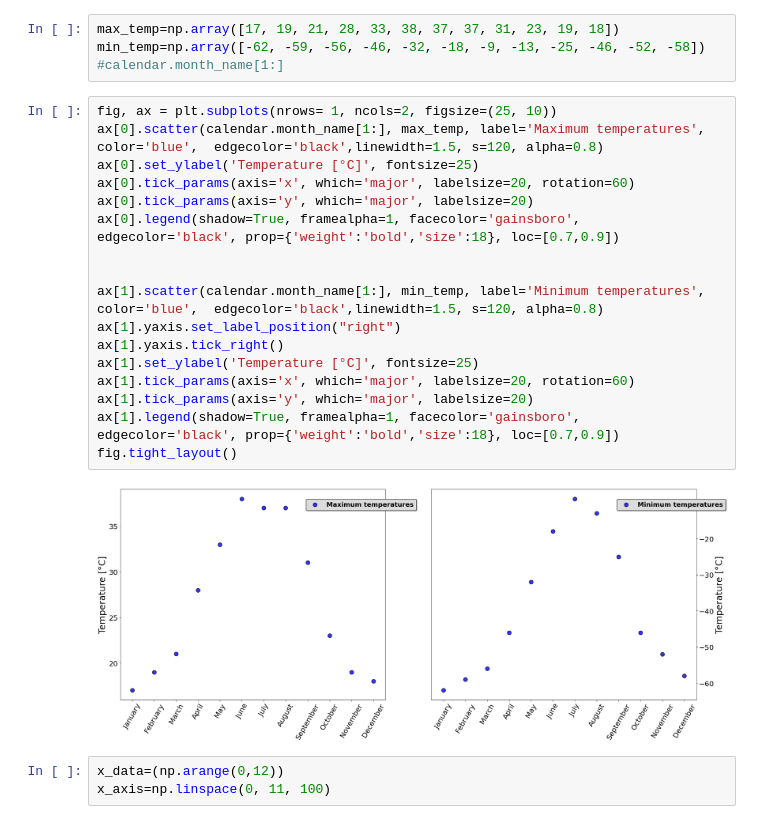
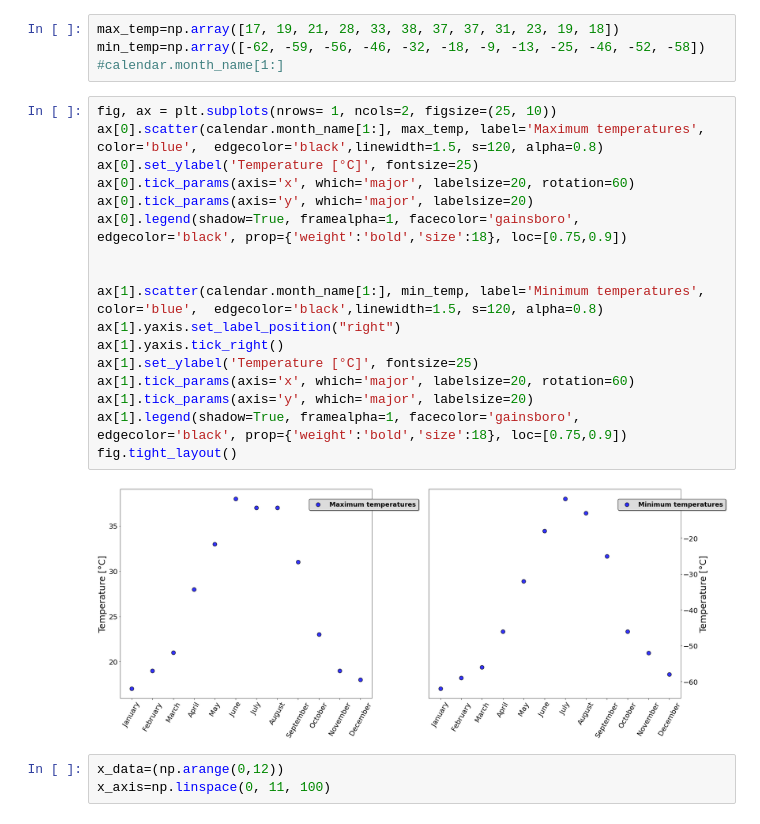
Before and after one commit to tommasoamico/LaboratoryOfComputationalPhysics_Y4, a Jupyter notebook: 08ex_fitting.ipynb, the cells around one changed output. Cells and saved outputs as stored; diff of their text form.

```diff
--- a/08ex_fitting.ipynb
+++ b/08ex_fitting.ipynb
@@ -174,22 +174,22 @@ min_temp=np.array([-62, -59, -56, -46, -32, -18, -9, -13, -25, -46, -52, -58])
 # %%
 fig, ax = plt.subplots(nrows= 1, ncols=2, figsize=(25, 10))
 ax[0].scatter(calendar.month_name[1:], max_temp, label='Maximum temperatures',  color='blue',  edgecolor='black',linewidth=1.5, s=120, alpha=0.8)
 ax[0].set_ylabel('Temperature [°C]', fontsize=25)
 ax[0].tick_params(axis='x', which='major', labelsize=20, rotation=60)
 ax[0].tick_params(axis='y', which='major', labelsize=20)
-ax[0].legend(shadow=True, framealpha=1, facecolor='gainsboro', edgecolor='black', prop={'weight':'bold','size':18}, loc=[0.7,0.9])
+ax[0].legend(shadow=True, framealpha=1, facecolor='gainsboro', edgecolor='black', prop={'weight':'bold','size':18}, loc=[0.75,0.9])
 
 
 ax[1].scatter(calendar.month_name[1:], min_temp, label='Minimum temperatures',  color='blue',  edgecolor='black',linewidth=1.5, s=120, alpha=0.8)
 ax[1].yaxis.set_label_position("right")
 ax[1].yaxis.tick_right()
 ax[1].set_ylabel('Temperature [°C]', fontsize=25)
 ax[1].tick_params(axis='x', which='major', labelsize=20, rotation=60)
 ax[1].tick_params(axis='y', which='major', labelsize=20)
-ax[1].legend(shadow=True, framealpha=1, facecolor='gainsboro', edgecolor='black', prop={'weight':'bold','size':18}, loc=[0.7,0.9])
+ax[1].legend(shadow=True, framealpha=1, facecolor='gainsboro', edgecolor='black', prop={'weight':'bold','size':18}, loc=[0.75,0.9])
 fig.tight_layout()
 # %% [output]
-[figure, old version]
+[figure, new version]
 # %%
 x_data=(np.arange(0,12))
 x_axis=np.linspace(0, 11, 100)
```
Also changed, not shown: parts of 17 cells of this notebook.
